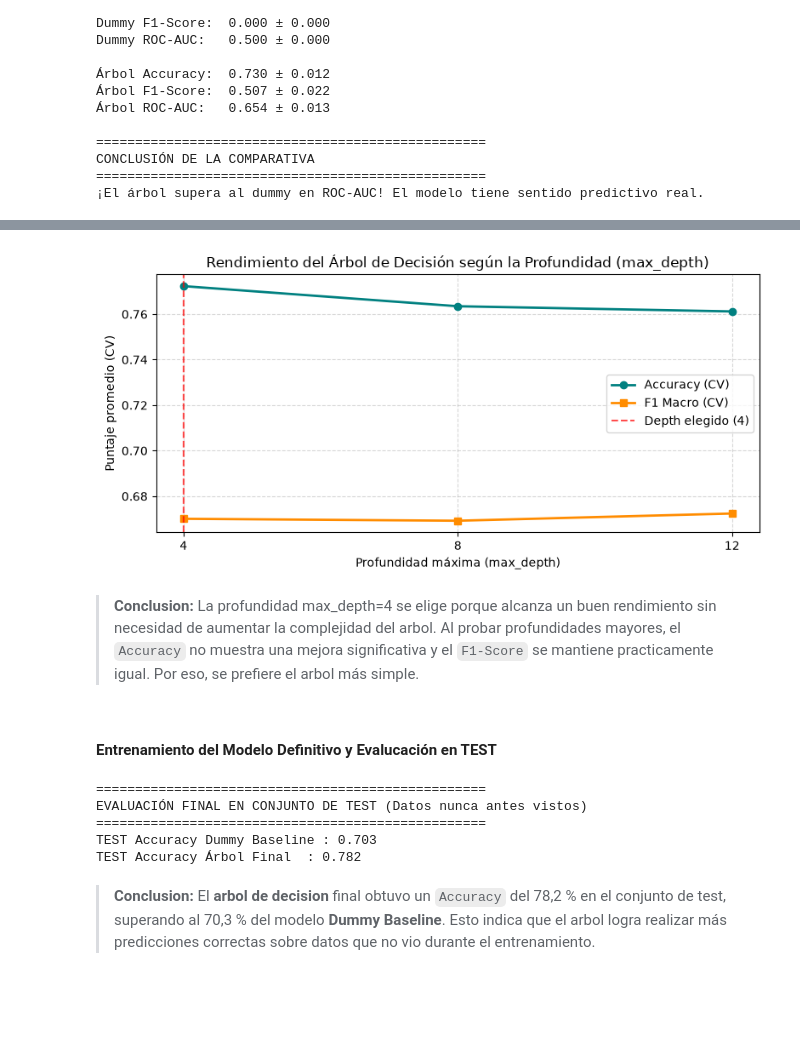
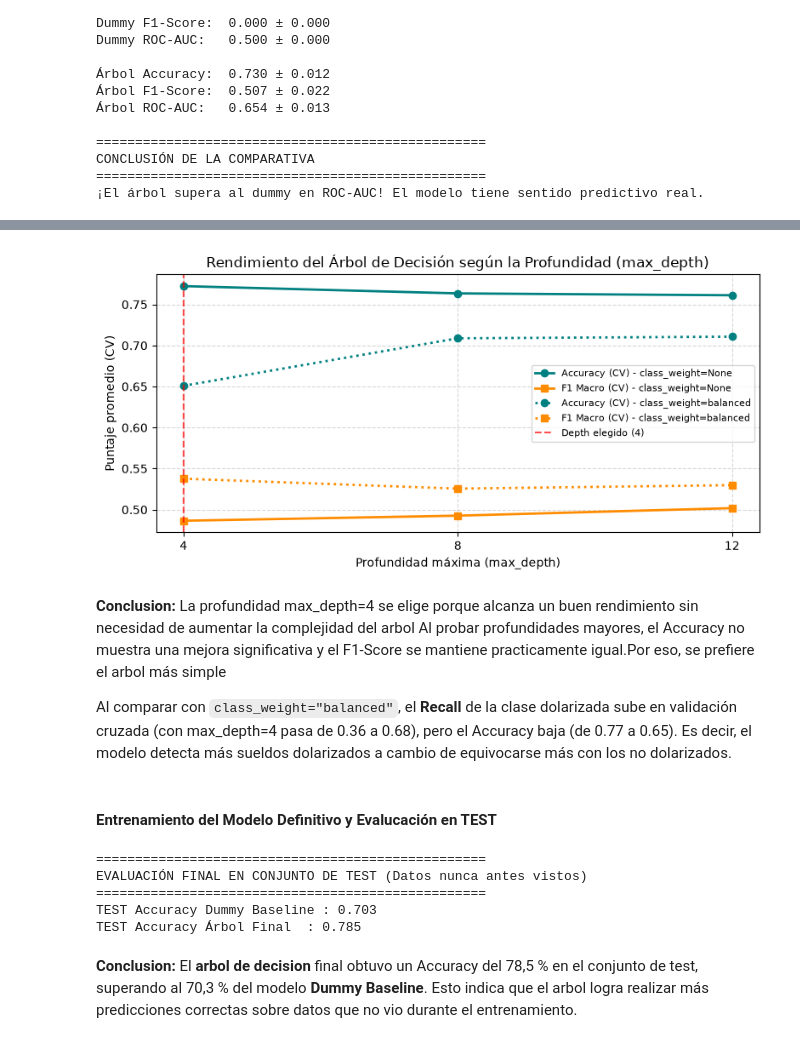
Before and after one commit to BraianCenturion2001/G9_DATA_SCIENCE_YPF_FUNDATION, a Jupyter notebook: notebooks/04_MS_Clasificacion.ipynb, the cells around one changed output, grey strips where cells are left out. Drawn from its saved outputs; the diff is of its cells as text; code cells hidden in the pictures; blank space fills up the shorter version.

```diff
--- a/notebooks/04_MS_Clasificacion.ipynb
+++ b/notebooks/04_MS_Clasificacion.ipynb
@@ -557,54 +585,63 @@ Depth elegido con CV: 4
 # %%
 plt.figure(figsize=(8, 4))
 
-# Línea de Accuracy en validación cruzada
-plt.plot(
-    tab_d["max_depth"],
-    tab_d["cv_acc"],
-    marker="o",
-    linewidth=2,
-    label="Accuracy (CV)",
-    color="teal",
-)
+# Una línea por cada class_weight (continua = sin class_weight, punteada = balanced)
+for cw, estilo in [("None", "-"), ("balanced", ":")]:
+    t = tab_d[tab_d["class_weight"] == cw]
 
-# Línea de F1 Macro en validación cruzada
-plt.plot(
-    tab_d["max_depth"],
-    tab_d["cv_f1"],
-    marker="s",
-    linewidth=2,
-    label="F1 Macro (CV)",
-    color="darkorange",
-)
+    # Línea de Accuracy en validación cruzada
+    plt.plot(
+        t["max_depth"],
+        t["cv_accuracy"],
+        marker="o",
+        linewidth=2,
+        linestyle=estilo,
+        label=f"Accuracy (CV) - class_weight={cw}",
+        color="teal",
+    )
+
+    # Línea de F1 Macro en validación cruzada
+    plt.plot(
+        t["max_depth"],
+        t["cv_f1"],
+        marker="s",
+        linewidth=2,
+        linestyle=estilo,
+        label=f"F1 Macro (CV) - class_weight={cw}",
+        color="darkorange",
+    )
 
 # Marcar con una línea vertical la profundidad que elegimos automáticamente
 plt.axvline(
     x=depth_elegido,
     color="red",
     linestyle="--",
     alpha=0.7,
     label=f"Depth elegido ({depth_elegido})",
 )
 
 plt.title("Rendimiento del Árbol de Decisión según la Profundidad (max_depth)")
 plt.xlabel("Profundidad máxima (max_depth)")
 plt.ylabel("Puntaje promedio (CV)")
-plt.xticks(tab_d["max_depth"])  # Asegura que muestre solo 4, 8, 12
+plt.xticks(tab_d["max_depth"].unique())  # Asegura que muestre solo 4, 8, 12
 plt.grid(True, linestyle="--", alpha=0.5)
-plt.legend()
+plt.legend(fontsize=8)
 plt.tight_layout()
 plt.show()
 # %% [output]
-[figure, old version]
+[figure, new version]
 # %% [markdown]
-> **Conclusion:** La profundidad max_depth=4 se elige porque alcanza un buen rendimiento sin necesidad de aumentar la complejidad del arbol. Al probar profundidades mayores, el `Accuracy` no muestra una mejora significativa y el `F1-Score` se mantiene practicamente igual. Por eso, se prefiere el arbol más simple.
+**Conclusion:** La profundidad max_depth=4 se elige porque alcanza un buen rendimiento sin necesidad de aumentar la complejidad del arbol
+ Al probar profundidades mayores, el Accuracy no muestra una mejora significativa y el F1-Score se mantiene practicamente igual.Por eso, se prefiere el arbol más simple
+
+Al comparar con `class_weight="balanced"`, el **Recall** de la clase dolarizada sube en validación cruzada (con max_depth=4 pasa de 0.36 a 0.68), pero el Accuracy baja (de 0.77 a 0.65). Es decir, el modelo detecta más sueldos dolarizados a cambio de equivocarse más con los no dolarizados.
 # %% [markdown]
 #### Entrenamiento del Modelo Definitivo y Evalucación en TEST
 # %%
 # 1. Entrenar el modelo final con todo el conjunto de entrenamiento usando el parámetro ganador
 arbol_test = Pipeline([
     ("prep", preprocessor),
-    ("modelo", DecisionTreeClassifier(max_depth=depth_elegido, random_state=42)),
+    ("modelo", DecisionTreeClassifier(max_depth=depth_elegido, class_weight="balanced", random_state=42)),
 ])
 
 arbol_test.fit(X_train, y_train)
@@ -624,9 +661,9 @@ print(f"TEST Accuracy Árbol Final  : {accuracy_score(y_test, pred_c):.3f}")
 EVALUACIÓN FINAL EN CONJUNTO DE TEST (Datos nunca antes vistos)
 ==================================================
 TEST Accuracy Dummy Baseline : 0.703
-TEST Accuracy Árbol Final  : 0.782
+TEST Accuracy Árbol Final  : 0.785
 # %% [markdown]
-> **Conclusion:** El **arbol de decision** final obtuvo un `Accuracy` del 78,2 % en el conjunto de test, superando al 70,3 % del modelo **Dummy Baseline**. Esto indica que el arbol logra realizar más predicciones correctas sobre datos que no vio durante el entrenamiento.
+**Conclusion:** El **arbol de decision** final obtuvo un Accuracy del 78,5 % en el conjunto de test, superando al 70,3 % del modelo **Dummy Baseline**. Esto indica que el arbol logra realizar más predicciones correctas sobre datos que no vio durante el entrenamiento.
 # %%
 # Definimos los nombres descriptivos para las clases de la variable objetivo
 nombres_clases = ["Sueldo NO Dolarizado", "Sueldo Dolarizado"]
```
Also changed, not shown: parts of 20 cells of this notebook.
